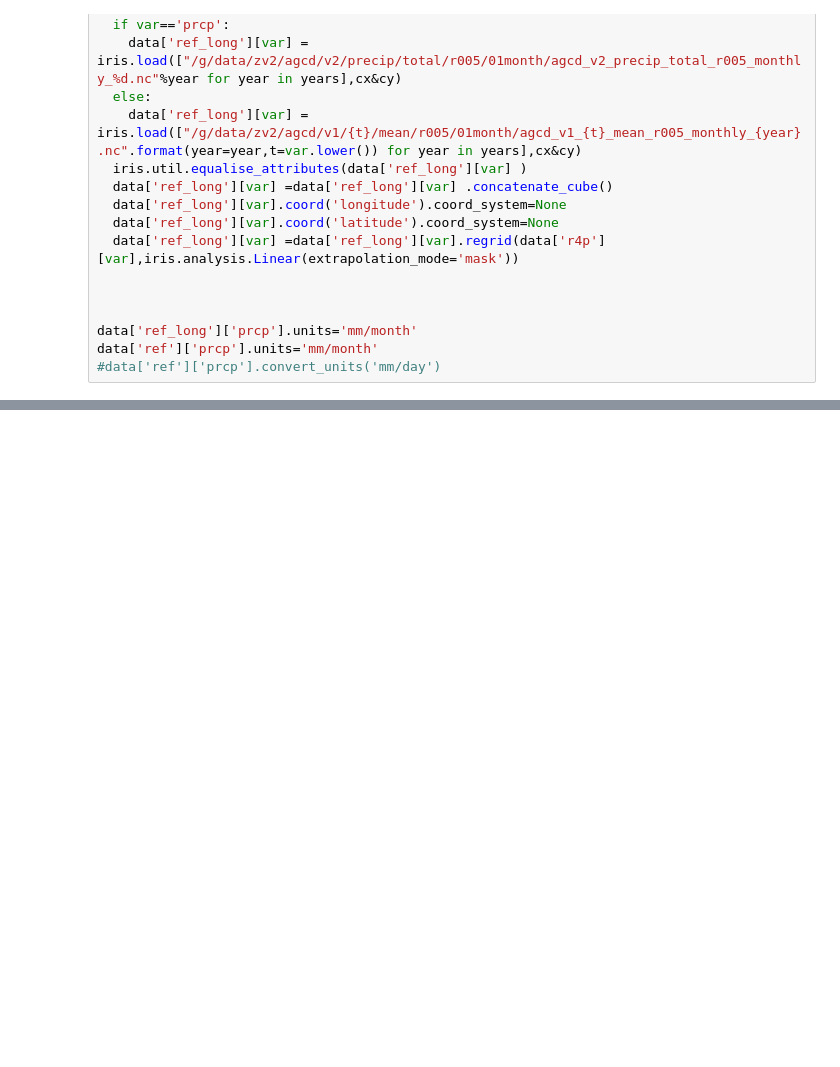
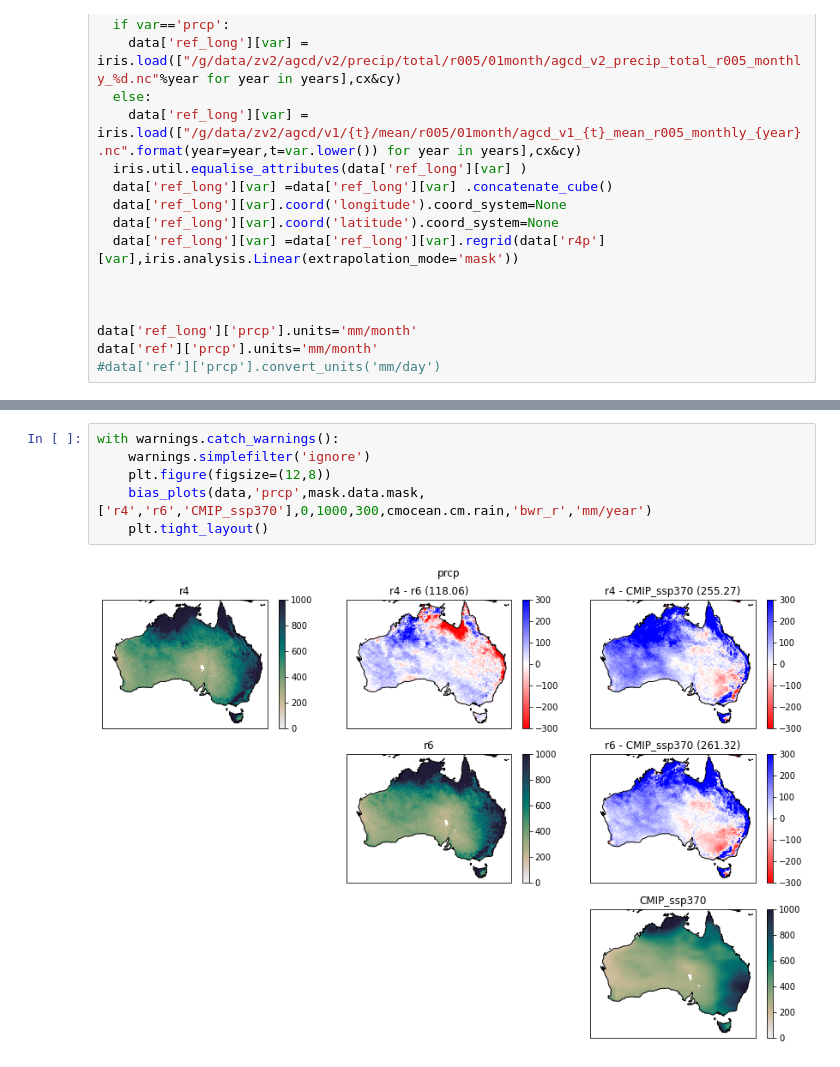
Before and after one commit to ngben/BARPA_evaluation, a Jupyter notebook: emma/long_trials/monthly_agcd.ipynb, the cells around one changed output, grey strips where cells are left out. Cells and saved outputs as stored; diff of their text form; blank space fills up the shorter version.

```diff
--- a/emma/long_trials/monthly_agcd.ipynb
+++ b/emma/long_trials/monthly_agcd.ipynb
@@ -183,0 +146,8 @@ for key in domains:
+# %%
+with warnings.catch_warnings():
+    warnings.simplefilter('ignore')
+    plt.figure(figsize=(12,8))
+    bias_plots(data,'prcp',mask.data.mask,['r4','r6','CMIP_ssp370'],0,1000,300,cmocean.cm.rain,'bwr_r','mm/year')
+    plt.tight_layout()
+# %% [output]
+[figure, added]
```
Also changed, not shown: parts of 12 cells of this notebook, 2 other files.
